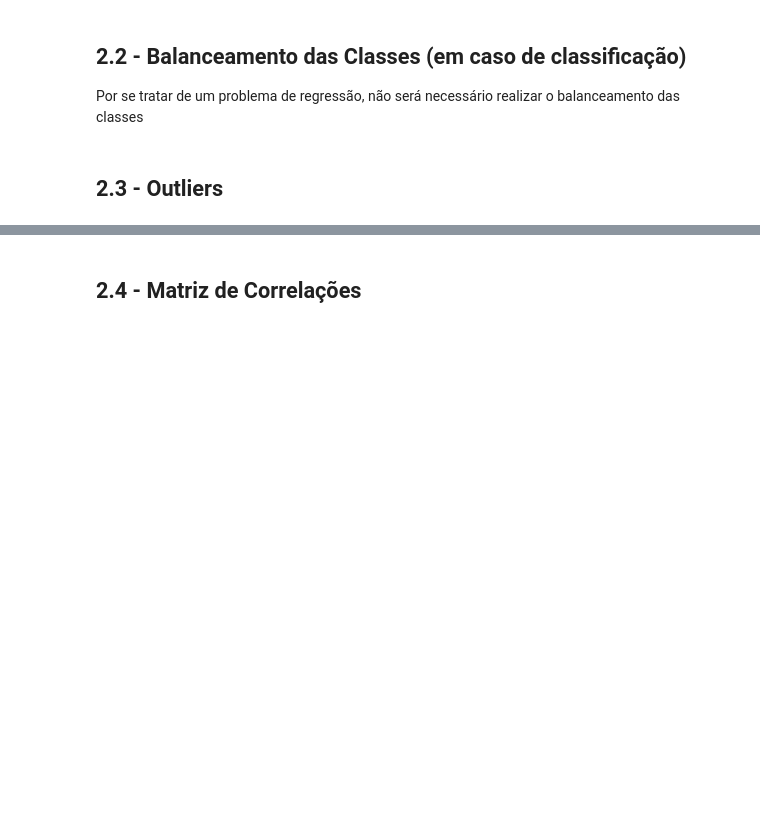
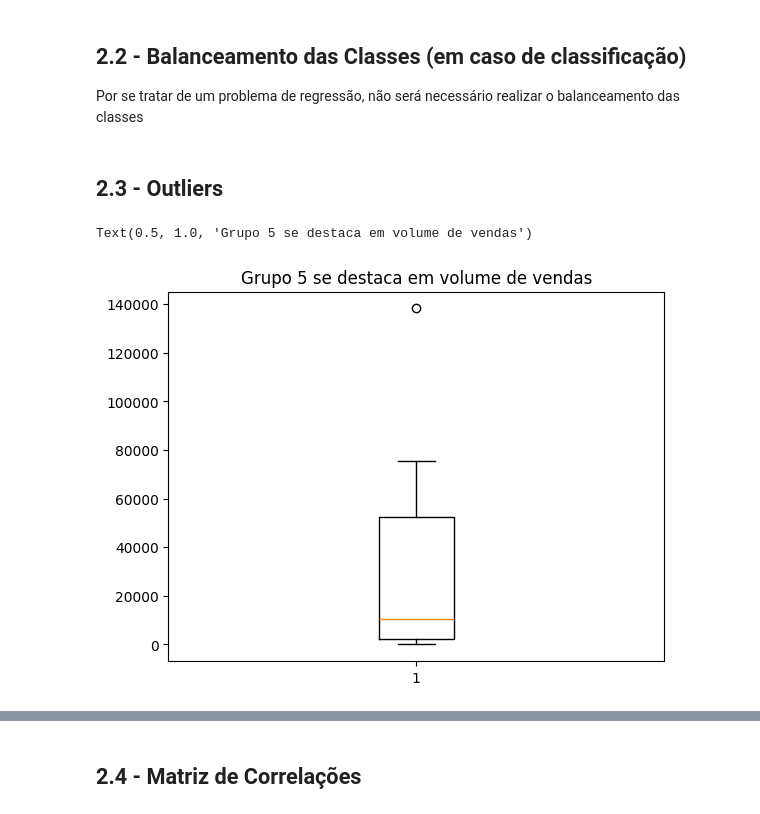
Before and after one commit to caiocolares/modelos_machine_learning, a Jupyter notebook: 2_analise_exploratoria_dos_dados.ipynb, the cells around one changed output, grey strips where cells are left out. Saved outputs shown, nothing was run; the diff lists cells and outputs as text; code cells hidden in the pictures; blank space fills up the shorter version.

```diff
--- a/2_analise_exploratoria_dos_dados.ipynb
+++ b/2_analise_exploratoria_dos_dados.ipynb
@@ -101,3 +101,9 @@ Por se tratar de um problema de regressão, não será necessário realizar o ba
 # %%
 dfqt = df.groupby('grupo')['qtd'].sum()\
     .reset_index()
+# %%
+plt.boxplot(dfqt.qtd);
+plt.title("Grupo 5 se destaca em volume de vendas")
+# %% [output]
+Text(0.5, 1.0, 'Grupo 5 se destaca em volume de vendas')
+[figure, added]
```
Also changed, not shown: parts of 9 cells of this notebook, 2 other files.
